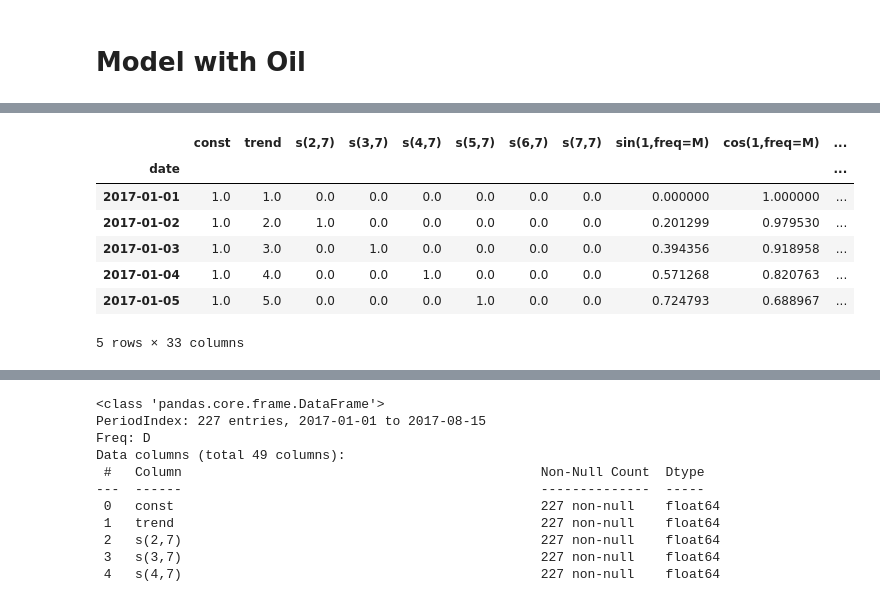
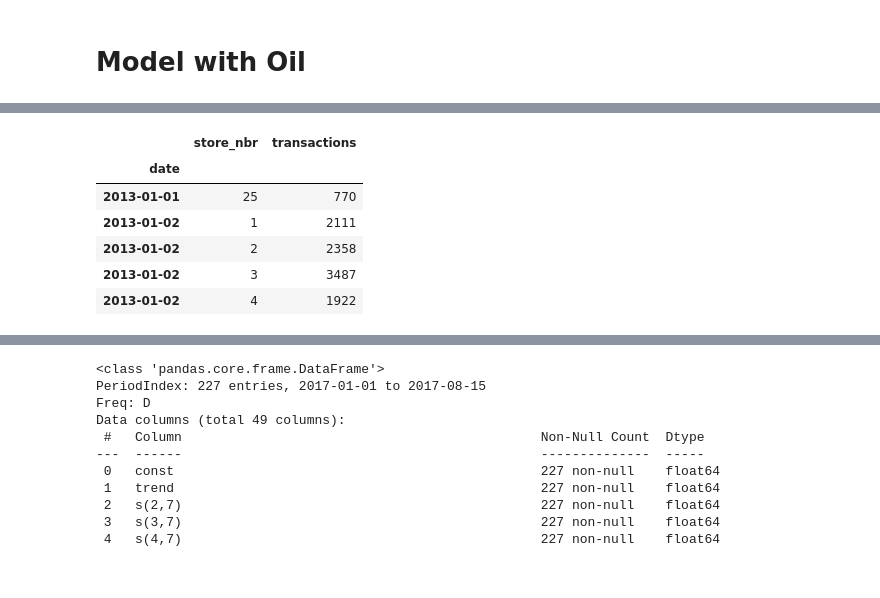
Before and after one commit to cristianBMJ/ClassificationStar, a Jupyter notebook: time-series-store-sales.ipynb, the cells around one changed output, grey strips where cells are left out. Drawn from its saved outputs; the diff is of its cells as text; code cells hidden in the pictures.

Commit message:
Kaggle Notebook | Time Series: Store-Sales | Version 21

```diff
--- a/time-series-store-sales.ipynb
+++ b/time-series-store-sales.ipynb
@@ -131,6 +131,12 @@ transactions =  pd.read_csv( comp_dir / 'transactions.csv',
                             infer_datetime_format = True,
                             )
 
+transactions['date'] = transactions.date.dt.to_period('D')
+transactions = transactions.set_index(['date']).sort_index()
+transactions=transactions.squeeze()
+
+
+
 oil['date'] = oil.date.dt.to_period('D')
 oil = oil.set_index(['date']).sort_index()
 oil=oil.squeeze()
@@ -338,11 +353,10 @@ memory usage: 58.7 KB
 # %%
-X1.head()
+transactions.head()
 # %% [output]
-|  | const | trend | s(2,7) | s(3,7) | s(4,7) | s(5,7) | s(6,7) | s(7,7) | sin(1,freq=M) | cos(1,freq=M) | ... |
-| date |  |  |  |  |  |  |  |  |  |  | ... |
-| 2017-01-01 | 1.0 | 1.0 | 0.0 | 0.0 | 0.0 | 0.0 | 0.0 | 0.0 | 0.000000 | 1.000000 | ... |
-| 2017-01-02 | 1.0 | 2.0 | 1.0 | 0.0 | 0.0 | 0.0 | 0.0 | 0.0 | 0.201299 | 0.979530 | ... |
-| 2017-01-03 | 1.0 | 3.0 | 0.0 | 1.0 | 0.0 | 0.0 | 0.0 | 0.0 | 0.394356 | 0.918958 | ... |
-| 2017-01-04 | 1.0 | 4.0 | 0.0 | 0.0 | 1.0 | 0.0 | 0.0 | 0.0 | 0.571268 | 0.820763 | ... |
-| 2017-01-05 | 1.0 | 5.0 | 0.0 | 0.0 | 0.0 | 1.0 | 0.0 | 0.0 | 0.724793 | 0.688967 | ... |
+|  | store_nbr | transactions |
+| date |  |  |
+| 2013-01-01 | 25 | 770 |
+| 2013-01-02 | 1 | 2111 |
+| 2013-01-02 | 2 | 2358 |
+| 2013-01-02 | 3 | 3487 |
+| 2013-01-02 | 4 | 1922 |
-5 rows × 33 columns
```
Also changed, not shown: parts of 28 cells of this notebook.
